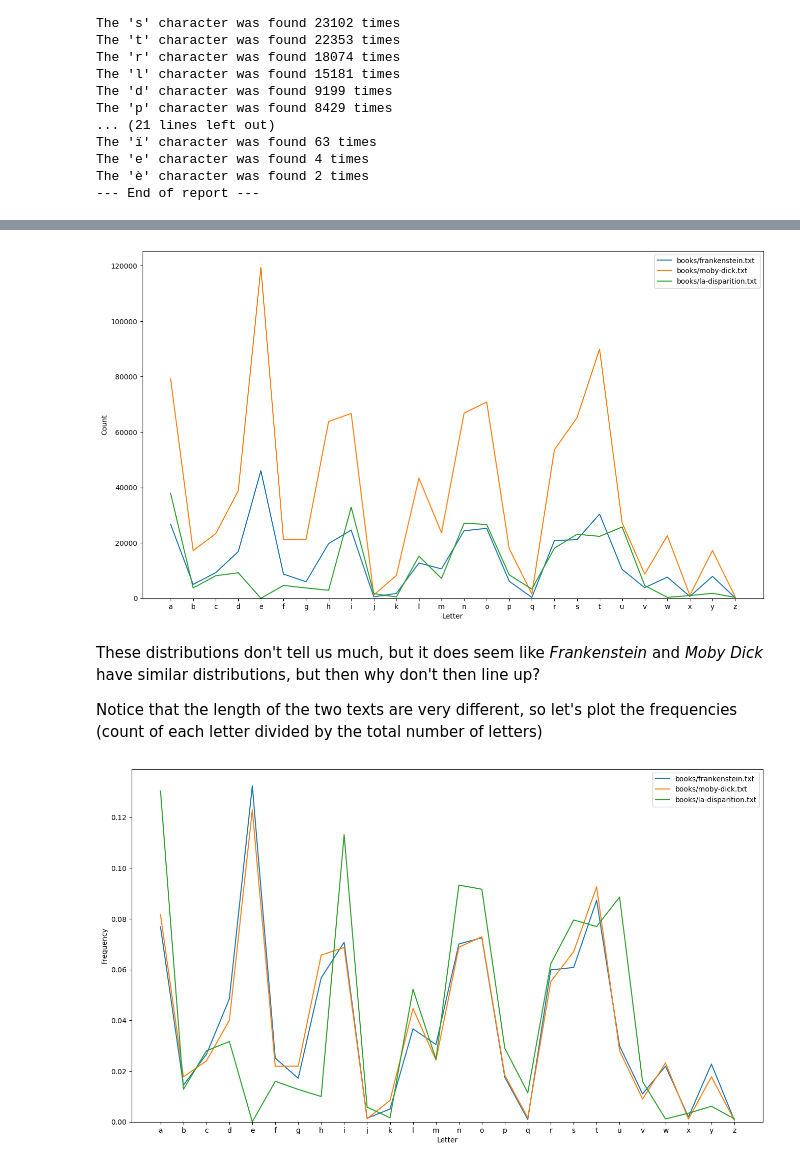
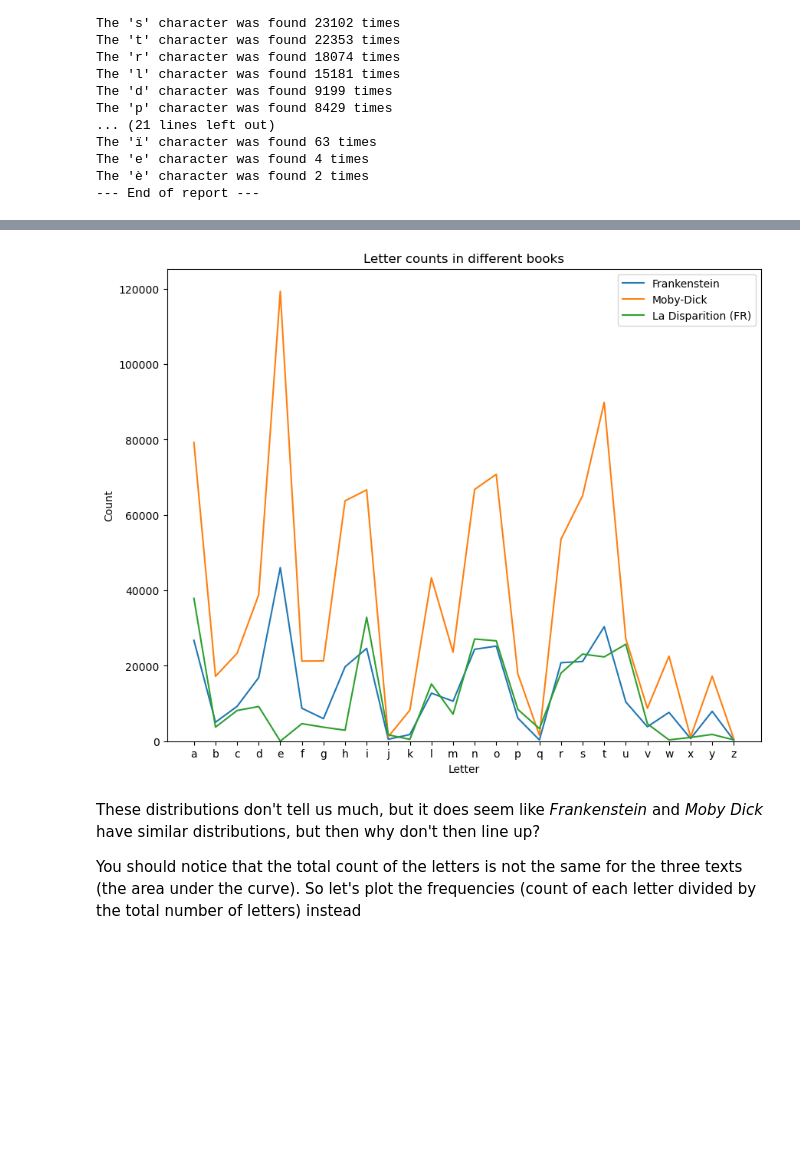
Before and after one commit to codybstrange/data-visualization-lecture, a Jupyter notebook: data-visualization.ipynb, the cells around one changed output, grey strips where cells are left out. Drawn from its saved outputs; the diff is of its cells as text; code cells hidden in the pictures; blank space fills up the shorter version.

```diff
--- a/data-visualization.ipynb
+++ b/data-visualization.ipynb
@@ -153,29 +157,32 @@ import matplotlib.pyplot as plt
 # The 'string' package allows me to do things like get the 26 letters of the alphabet
 import string
 
-# I want to also plot several different books simultaneously, so I'm going to pass a list of the books I want to consider
-def plot_character_counts(path_to_books):
-    fig, ax = plt.subplots(1, figsize=(16,9))
+# I want to also plot several different books simultaneously, so I'm going to pass a dictionary of books
+# The dictionary will have keys given by their titles, and values of the path to those books
+def plot_character_counts(books_dictionary):
+    fig, ax = plt.subplots(1, figsize=(10,8))
     # I'm going to plot all of the letters in alphabetical order (i.e. the x axis will be the letter in alphabetical order)
     x = list(string.ascii_lowercase)
     # Loop over the books
-    for path_to_book in path_to_books:
+    for title, path_to_book in books_dictionary.items():
         character_counts = get_character_counts(path_to_book)
         y = [character_counts[letter] for letter in x]
-        ax.plot(x, y, label=path_to_book)
+        # Plot the letter counts with a connecting line
+        ax.plot(x, y, label=title)
     ax.legend()
     ax.set_xlabel("Letter")
     ax.set_xticks(x)
     ax.set_ylabel("Count")
     ax.set_ylim(0)
+    ax.set_title("Letter counts in different books")
     plt.show()
 # %%
-books = ["books/frankenstein.txt", "books/moby-dick.txt", "books/la-disparition.txt"]
+books = {"Frankenstein": "books/frankenstein.txt", "Moby-Dick": "books/moby-dick.txt", "La Disparition (FR)": "books/la-disparition.txt"}
 plot_character_counts(books)
 # %% [output]
-[figure, old version]
+[figure, new version]
 # %% [markdown]
 These distributions don't tell us much, but it does seem like *Frankenstein* and *Moby Dick* have similar distributions, but then why don't then line up?
 
-Notice that the length of the two texts are very different, so let's plot the frequencies (count of each letter divided by the total number of letters)
+You should notice that the total count of the letters is not the same for the three texts (the area under the curve). So let's plot the frequencies (count of each letter divided by the total number of letters) instead
 # %%
@@ -199,6 +205 @@ def plot_character_frequencies(path_to_books):
     plt.show()
-# %%
-books = ["books/frankenstein.txt", "books/moby-dick.txt", "books/la-disparition.txt"]
-plot_character_frequencies(books)
-# %% [output]
-[figure, removed]
```
Also changed, not shown: parts of 15 cells of this notebook.
